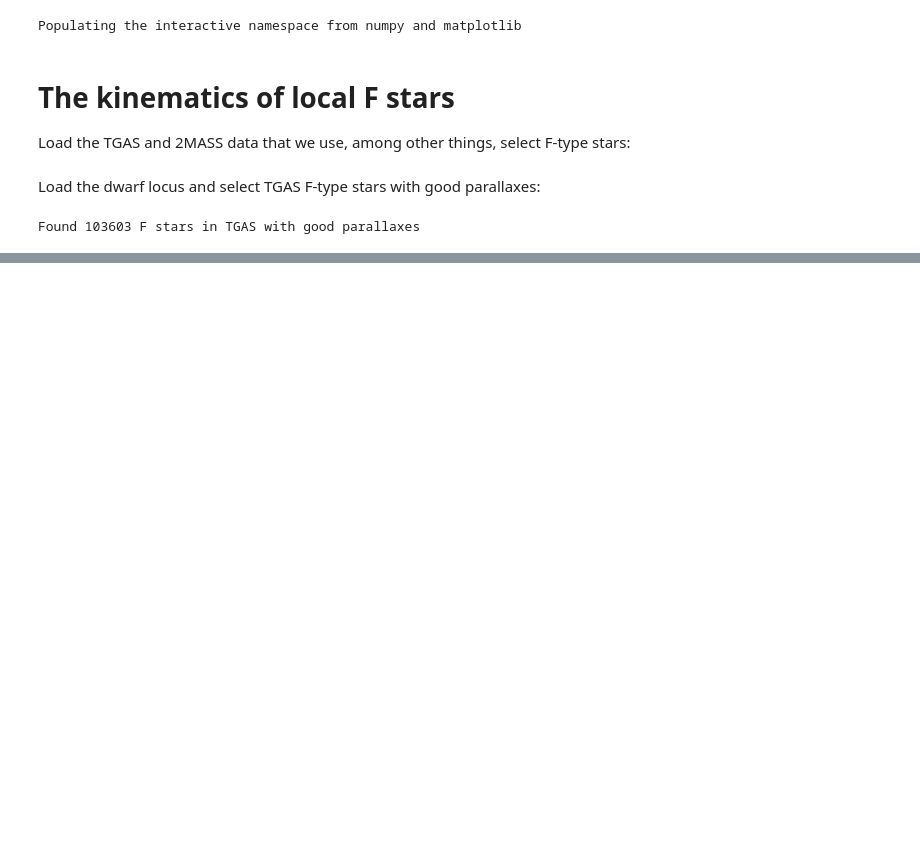
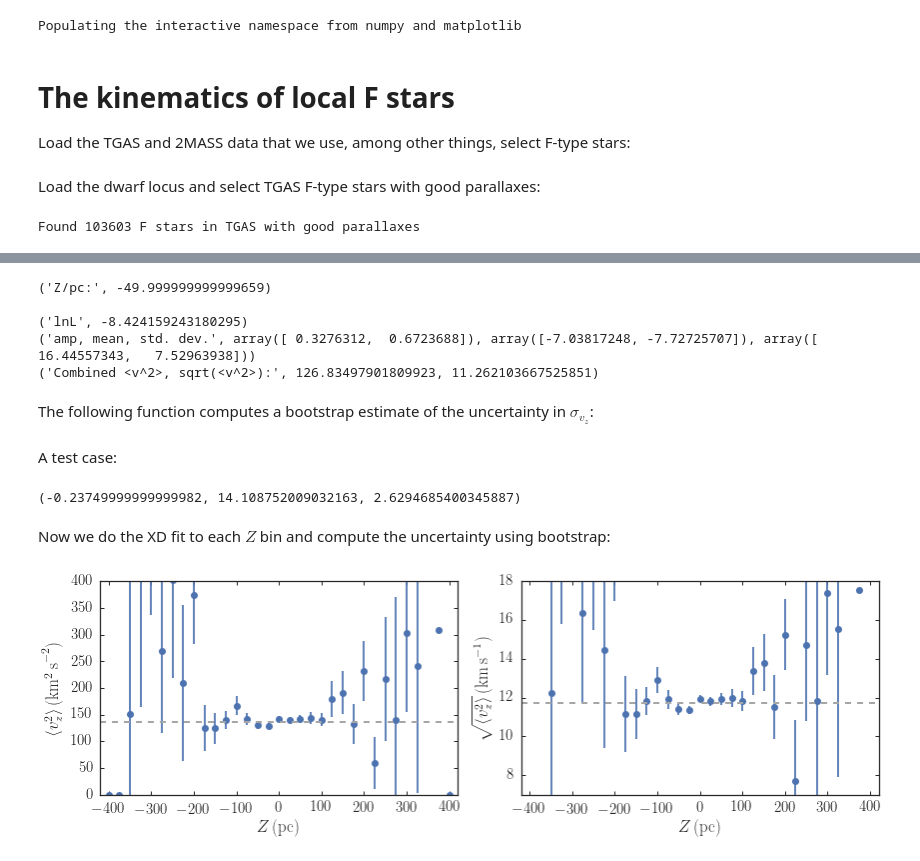
Before and after one commit to jobovy/simple-m2m, a Jupyter notebook: py/Fstar-kinematics.ipynb, the cells around one changed output, grey strips where cells are left out. Drawn from its saved outputs; the diff is of its cells as text; code cells hidden in the pictures; blank space fills up the shorter version.

Commit message:
Measure sigma(z) from TGAS alone

```diff
--- a/py/Fstar-kinematics.ipynb
+++ b/py/Fstar-kinematics.ipynb
@@ -266,0 +157,33 @@ bovy_plot.bovy_plot(XYZ[indx,2],vxyz[indx,2],'k.',alpha=0.1,
+# %%
+# Fit with mix of Gaussians
+ii= 14
+print("Z/pc:",500.*(numpy.roll(zbins,-1)+zbins)[:-1][ii])
+indx= (XYZ[:,2] > zbins[ii])\
+      *(XYZ[:,2] <= zbins[ii+1])\
+      *(numpy.sqrt(XYZ[:,0]**2.+XYZ[:,1]**2.) < 0.2)
+ydata= vradec.T[indx]
+ycovar= vradec_cov[indx]
+ngauss= 2
+initamp= numpy.random.uniform(size=ngauss)
+initamp/= numpy.sum(initamp)
+m= numpy.zeros(3)
+s= numpy.array([40.,40.,20.])
+initmean= []
+initcovar= []
+for ii in range(ngauss):
+    initmean.append(m+numpy.random.normal(size=3)*s)
+    initcovar.append(4.*s**2.*numpy.diag(numpy.ones(3)))
+initcovar= numpy.array(initcovar)
+initmean= numpy.array(initmean)
+print("lnL",extreme_deconvolution(ydata,ycovar,initamp,initmean,initcovar,projection=proj[indx]))
+print("amp, mean, std. dev.",initamp,initmean[:,2],numpy.sqrt(initcovar[:,2,2]))
+print("Combined <v^2>, sqrt(<v^2>):",combined_sig2(initamp,initmean[:,2],initcovar[:,2,2]),
+      numpy.sqrt(combined_sig2(initamp,initmean[:,2],initcovar[:,2,2])))
+# %% [output]
+('Z/pc:', -49.999999999999659)
+
+('lnL', -8.424159243180295)
+('amp, mean, std. dev.', array([ 0.3276312,  0.6723688]), array([-7.03817248, -7.72725707]), array([ 16.44557343,   7.52963938]))
+('Combined <v^2>, sqrt(<v^2>):', 126.83497901809923, 11.262103667525851)
+# %% [markdown]
+The following function computes a bootstrap estimate of the uncertainty in $\sigma_{v_z}$:
@@ -266,0 +212,14 @@ bovy_plot.bovy_plot(XYZ[indx,2],vxyz[indx,2],'k.',alpha=0.1,
+# %% [markdown]
+A test case:
+# %%
+ii= 7
+indx= (XYZ[:,2] > zbins[ii])\
+      *(XYZ[:,2] <= zbins[ii+1])\
+      *(numpy.sqrt(XYZ[:,0]**2.+XYZ[:,1]**2.) < 0.2)
+b= bootstrap(20,vradec.T[indx],vradec_cov[indx],proj[indx],ngauss=2)
+# %%
+zbins[ii], numpy.mean(numpy.sqrt(b)), numpy.std(numpy.sqrt(b))
+# %% [output]
+(-0.23749999999999982, 14.108752009032163, 2.6294685400345887)
+# %% [markdown]
+Now we do the XD fit to each $Z$ bin and compute the uncertainty using bootstrap:
@@ -266,0 +272,21 @@ bovy_plot.bovy_plot(XYZ[indx,2],vxyz[indx,2],'k.',alpha=0.1,
+# %%
+figsize(12,4)
+subplot(1,2,1)
+errorbar(500.*(numpy.roll(zbins,-1)+zbins)[:-1],
+        sig2z,yerr=sig2z_err,ls='None',marker='o')
+axhline(11.7**2.,ls='--',color='0.65',lw=2.)
+xlabel(r'$Z\,(\mathrm{pc})$')
+ylabel(r'$\langle v_z^2 \rangle\,(\mathrm{km^2\,s}^{-2})$')
+ylim(0.,400.)
+xlim(-420,420)
+subplot(1,2,2)
+errorbar(500.*(numpy.roll(zbins,-1)+zbins)[:-1],
+        numpy.sqrt(sig2z),yerr=0.5*sig2z_err/numpy.sqrt(sig2z),ls='None',marker='o')
+ylim(7.,18.)
+xlim(-420,420)
+xlabel(r'$Z\,(\mathrm{pc})$')
+ylabel(r'$\sqrt{\langle v_z^2 \rangle}\,(\mathrm{km\,s}^{-1})$')
+axhline(11.7,ls='--',color='0.65',lw=2.)
+tight_layout()
+# %% [output]
+[figure, added]
```
Also changed, not shown: parts of 25 cells of this notebook, 1 other file.
